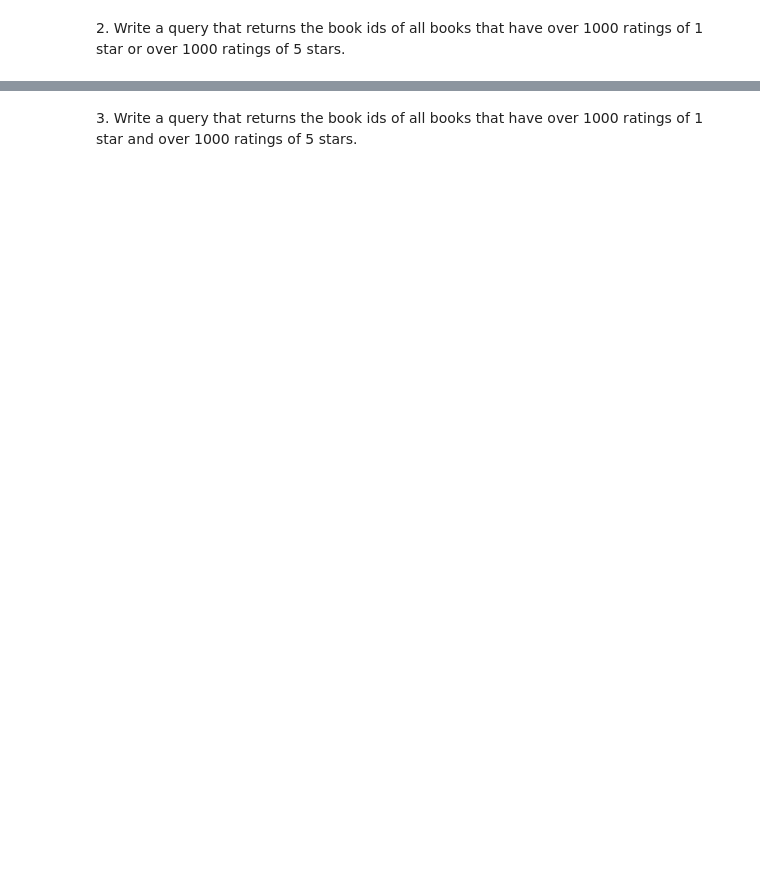
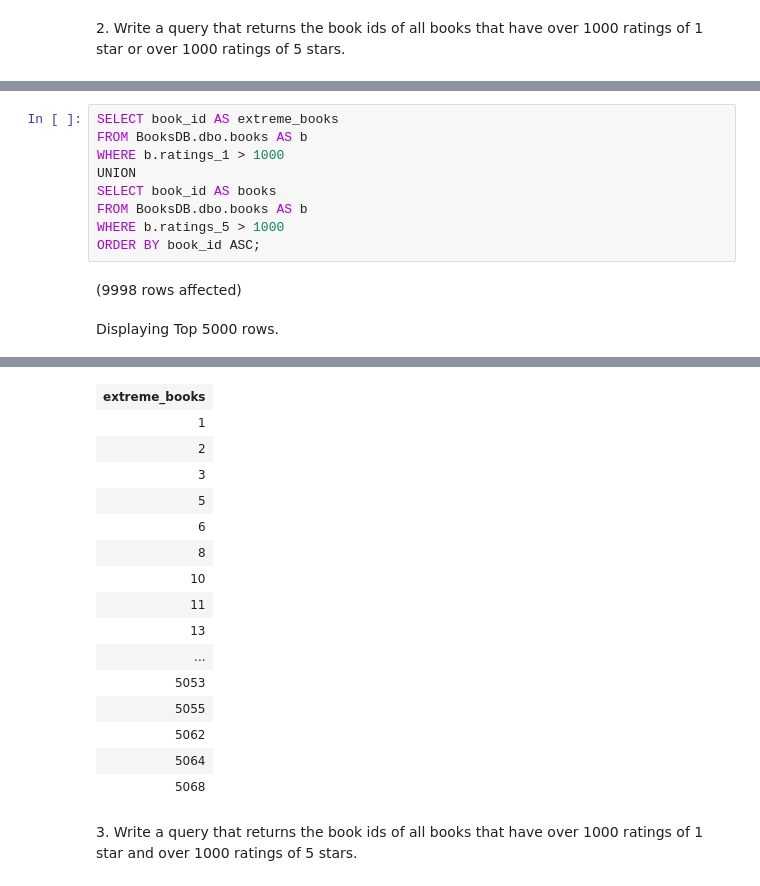
Before and after one commit to shalo888/sql-part4-exercises, a Jupyter notebook: sql-part4.ipynb, the cells around one changed output, grey strips where cells are left out. Drawn from its saved outputs; the diff is of its cells as text; blank space fills up the shorter version.

```diff
--- a/sql-part4.ipynb
+++ b/sql-part4.ipynb
@@ -31,0 +21,12 @@ Total execution time: 00:00:00
+# %%
+SELECT book_id AS extreme_books
+FROM BooksDB.dbo.books AS b
+WHERE b.ratings_1 > 1000
+UNION
+SELECT book_id AS books
+FROM BooksDB.dbo.books AS b
+WHERE b.ratings_5 > 1000
+ORDER BY book_id ASC;
+# %% [output]
+(9998 rows affected)
+Displaying Top 5000 rows.
@@ -32,2 +34,18 @@ Total execution time: 00:00:00
+| extreme_books |
+| 1 |
+| 2 |
+| 3 |
+| 5 |
+| 6 |
+| 8 |
+| 10 |
+| 11 |
+| 13 |
+| ... |
+| 5053 |
+| 5055 |
+| 5062 |
+| 5064 |
+| 5068 |
 # %% [markdown]
 3. Write a query that returns the book ids of all books that have over 1000 ratings of 1 star and over 1000 ratings of 5 stars.
```
Also changed, not shown: parts of 9 cells of this notebook.
